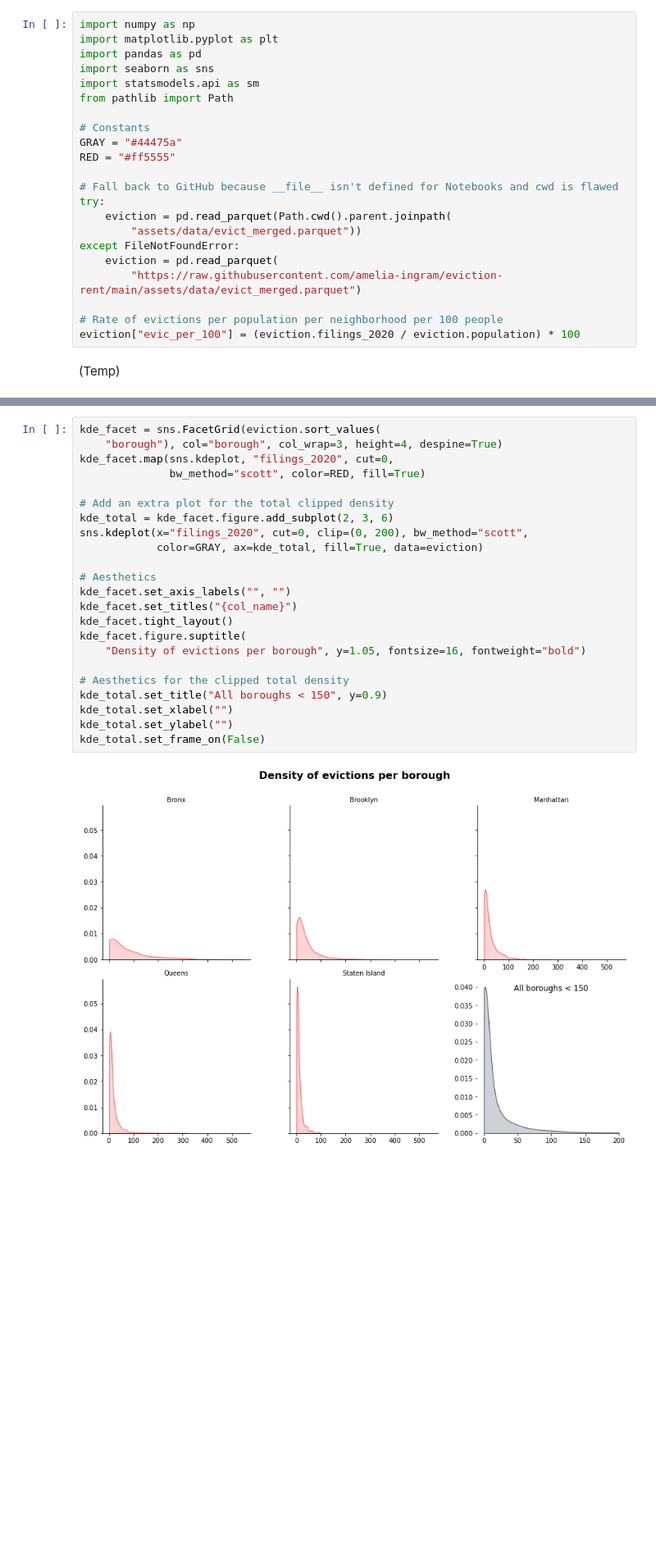
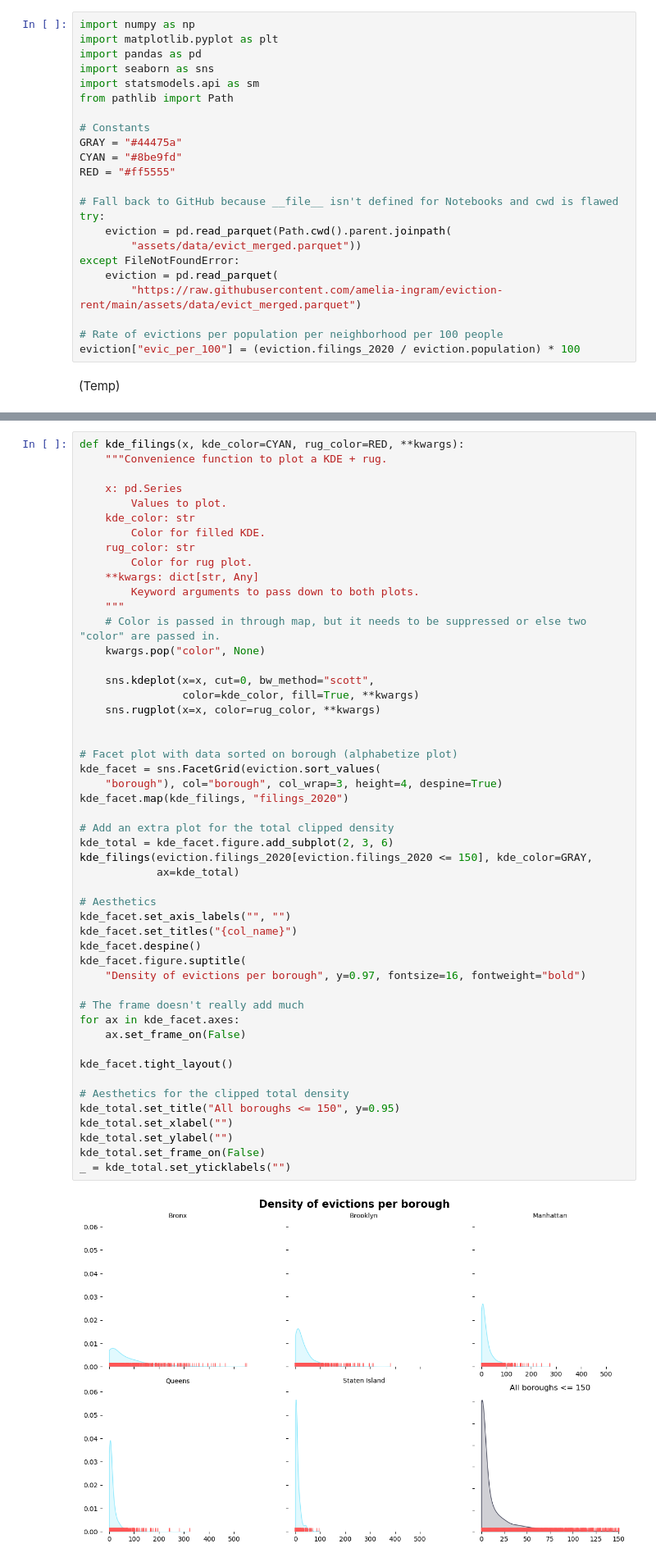
Before and after one commit to amelia-ingram/eviction-rent, a Jupyter notebook: eviction_analysis/analysis.ipynb, the cells around one changed output, grey strips where cells are left out. Shown at 82% size. Cells and saved outputs as stored; diff of their text form; blank space fills up the shorter version.

Commit message:
Add rug to filings KDE.

```diff
--- a/eviction_analysis/analysis.ipynb
+++ b/eviction_analysis/analysis.ipynb
@@ -41,6 +40,7 @@ from pathlib import Path
 
 # Constants
 GRAY = "#44475a"
+CYAN = "#8be9fd"
 RED = "#ff5555"
 
 # Fall back to GitHub because __file__ isn't defined for Notebooks and cwd is flawed
@@ -67,25 +68,52 @@ eviction["evic_per_100"] = (eviction.filings_2020 / eviction.population) * 100
 # %%
+def kde_filings(x, kde_color=CYAN, rug_color=RED, **kwargs):
+    """Convenience function to plot a KDE + rug.
+
+    x: pd.Series
+        Values to plot.
+    kde_color: str
+        Color for filled KDE.
+    rug_color: str
+        Color for rug plot.
+    **kwargs: dict[str, Any]
+        Keyword arguments to pass down to both plots.
+    """
+    # Color is passed in through map, but it needs to be suppressed or else two "color" are passed in.
+    kwargs.pop("color", None)
+
+    sns.kdeplot(x=x, cut=0, bw_method="scott",
+                color=kde_color, fill=True, **kwargs)
+    sns.rugplot(x=x, color=rug_color, **kwargs)
+
+
+# Facet plot with data sorted on borough (alphabetize plot)
 kde_facet = sns.FacetGrid(eviction.sort_values(
     "borough"), col="borough", col_wrap=3, height=4, despine=True)
-kde_facet.map(sns.kdeplot, "filings_2020", cut=0,
-              bw_method="scott", color=RED, fill=True)
+kde_facet.map(kde_filings, "filings_2020")
 
 # Add an extra plot for the total clipped density
 kde_total = kde_facet.figure.add_subplot(2, 3, 6)
-sns.kdeplot(x="filings_2020", cut=0, clip=(0, 200), bw_method="scott",
-            color=GRAY, ax=kde_total, fill=True, data=eviction)
+kde_filings(eviction.filings_2020[eviction.filings_2020 <= 150], kde_color=GRAY,
+            ax=kde_total)
 
 # Aesthetics
 kde_facet.set_axis_labels("", "")
 kde_facet.set_titles("{col_name}")
+kde_facet.despine()
+kde_facet.figure.suptitle(
+    "Density of evictions per borough", y=0.97, fontsize=16, fontweight="bold")
+
+# The frame doesn't really add much
+for ax in kde_facet.axes:
+    ax.set_frame_on(False)
+
 kde_facet.tight_layout()
-kde_facet.figure.suptitle(
-    "Density of evictions per borough", y=1.05, fontsize=16, fontweight="bold")
 
 # Aesthetics for the clipped total density
-kde_total.set_title("All boroughs < 150", y=0.9)
+kde_total.set_title("All boroughs <= 150", y=0.95)
 kde_total.set_xlabel("")
 kde_total.set_ylabel("")
 kde_total.set_frame_on(False)
+_ = kde_total.set_yticklabels("")
 # %% [output]
-[figure, old version]
+[figure, new version]
```
Also changed, not shown: parts of 4 cells of this notebook.
